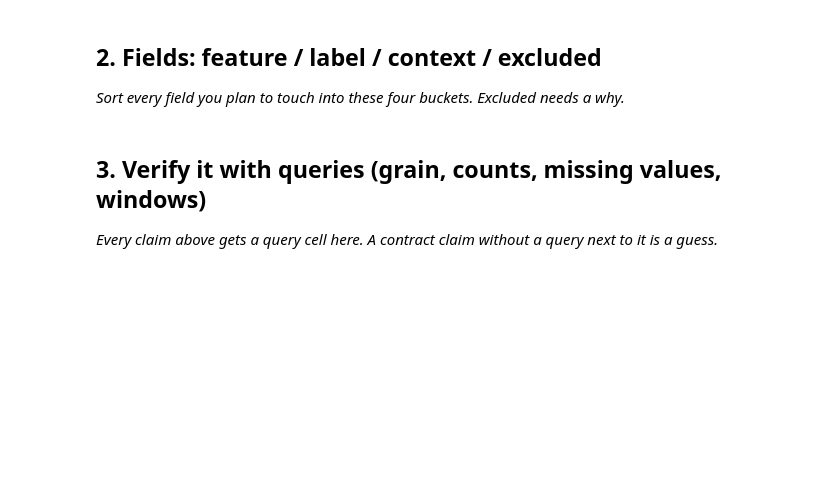
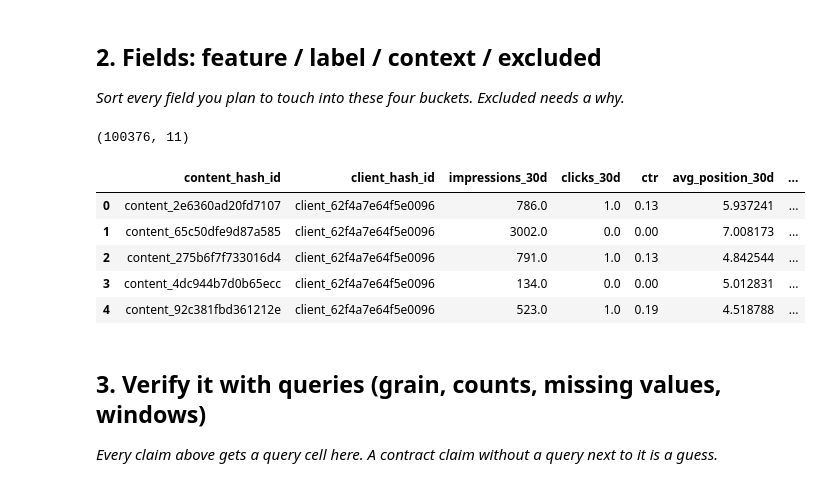
Before and after one commit to HassanKh4lil/ML-WEEK-1, a Jupyter notebook: work/notebooks/w03_data_contract.ipynb, the cells around one changed output. Saved outputs shown, nothing was run; the diff lists cells and outputs as text; code cells hidden in the pictures; blank space fills up the shorter version.

```diff
--- a/work/notebooks/w03_data_contract.ipynb
+++ b/work/notebooks/w03_data_contract.ipynb
@@ -15,0 +13,19 @@ This skeleton is yours to fill. Work the sections **in order** — each one has
+# %%
+%pip -q install duckdb
+import duckdb
+
+con = duckdb.connect()
+try:
+    from google.colab import userdata
+    HF_TOKEN = userdata.get('HF_TOKEN')
+except Exception:
+    import os
+    HF_TOKEN = os.environ.get('HF_TOKEN')
+
+con.execute(f"CREATE OR REPLACE SECRET hf (TYPE huggingface, TOKEN '{HF_TOKEN}')")
+
+FACT = "read_parquet('hf://datasets/FlyRank/internship-warehouse/fact_content_daily_performance/month=2026-03/*.parquet')"
+DIMC = "read_parquet('hf://datasets/FlyRank/internship-warehouse/dim_content.parquet')"
+DIMCL = "read_parquet('hf://datasets/FlyRank/internship-warehouse/dim_clients.parquet')"
+
+print(con.sql(f"DESCRIBE SELECT * FROM {FACT} LIMIT 0").df())
@@ -23,3 +54,56 @@ This skeleton is yours to fill. Work the sections **in order** — each one has
+# %%
+DECISION_WINDOW_START = "DATE '2026-03-01'"
+DECISION_WINDOW_END   = "DATE '2026-03-30'"
+
+feature_frame_sql = f"""
+WITH windowed AS (
+    SELECT
+        f.content_hash_id,
+        f.client_hash_id,
+        SUM(f.gsc_impressions)                AS impressions_30d,
+        SUM(f.gsc_clicks)                      AS clicks_30d,
+        AVG(NULLIF(f.gsc_avg_position, 0))     AS avg_position_30d,
+        SUM(f.ga4_sessions)                    AS sessions_30d,
+        BOOL_OR(f.ga4_data_available IS TRUE)  AS ga4_available_any
+    FROM {FACT} f
+    WHERE f.report_date BETWEEN {DECISION_WINDOW_START} AND {DECISION_WINDOW_END}
+    GROUP BY 1, 2
+)
+SELECT
+    w.content_hash_id,
+    w.client_hash_id,
+    w.impressions_30d,
+    w.clicks_30d,
+    ROUND(100.0 * w.clicks_30d / NULLIF(w.impressions_30d, 0), 2) AS ctr,
+    w.avg_position_30d,
+    CASE
+        WHEN w.avg_position_30d IS NULL THEN 'no_data'
+        WHEN w.avg_position_30d <= 3  THEN 'top_3'
+        WHEN w.avg_position_30d <= 10 THEN 'page_1'
+        WHEN w.avg_position_30d <= 20 THEN 'striking'
+        WHEN w.avg_position_30d <= 50 THEN 'page_3_5'
+        ELSE 'deep'
+    END AS position_tier,
+    w.sessions_30d,
+    w.ga4_available_any,
+    d.word_count,
+    DATE_DIFF('day', d.content_created_date, {DECISION_WINDOW_END}) AS content_age_days
+FROM windowed w
+LEFT JOIN {DIMC} d ON d.content_hash_id = w.content_hash_id
+WHERE w.impressions_30d >= 100
+"""
+
+feature_frame = con.sql(feature_frame_sql).df()
+print(feature_frame.shape)
+feature_frame.head()
+# %% [output]
+(100376, 11)
+|  | content_hash_id | client_hash_id | impressions_30d | clicks_30d | ctr | avg_position_30d | ... |
+| 0 | content_2e6360ad20fd7107 | client_62f4a7e64f5e0096 | 786.0 | 1.0 | 0.13 | 5.937241 | ... |
+| 1 | content_65c50dfe9d87a585 | client_62f4a7e64f5e0096 | 3002.0 | 0.0 | 0.00 | 7.008173 | ... |
+| 2 | content_275b6f7f733016d4 | client_62f4a7e64f5e0096 | 791.0 | 1.0 | 0.13 | 4.842544 | ... |
+| 3 | content_4dc944b7d0b65ecc | client_62f4a7e64f5e0096 | 134.0 | 0.0 | 0.00 | 5.012831 | ... |
+| 4 | content_92c381fbd361212e | client_62f4a7e64f5e0096 | 523.0 | 1.0 | 0.19 | 4.518788 | ... |
 # %% [markdown]
 ## 3. Verify it with queries (grain, counts, missing values, windows)
 
```
Also changed, not shown: parts of 7 cells of this notebook.
